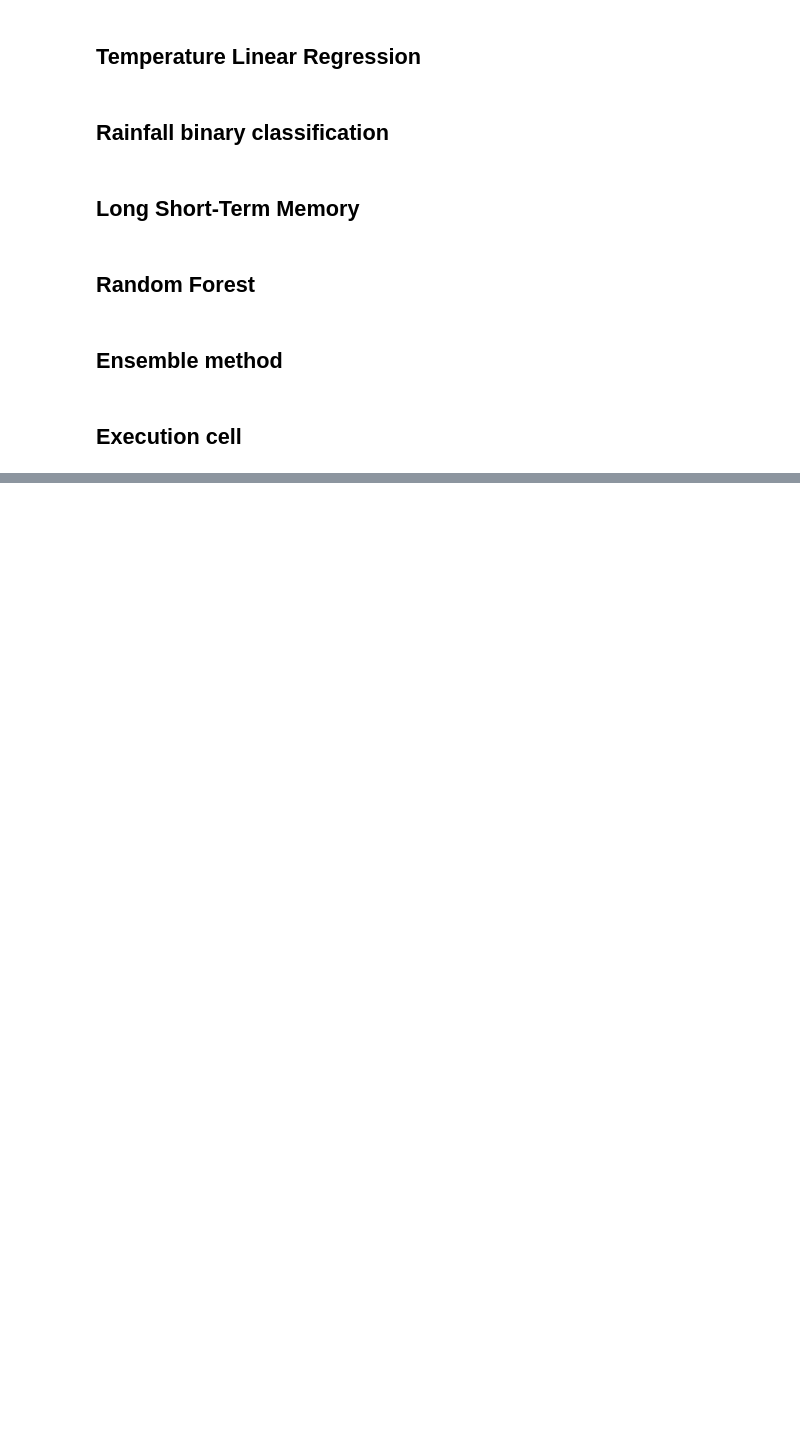
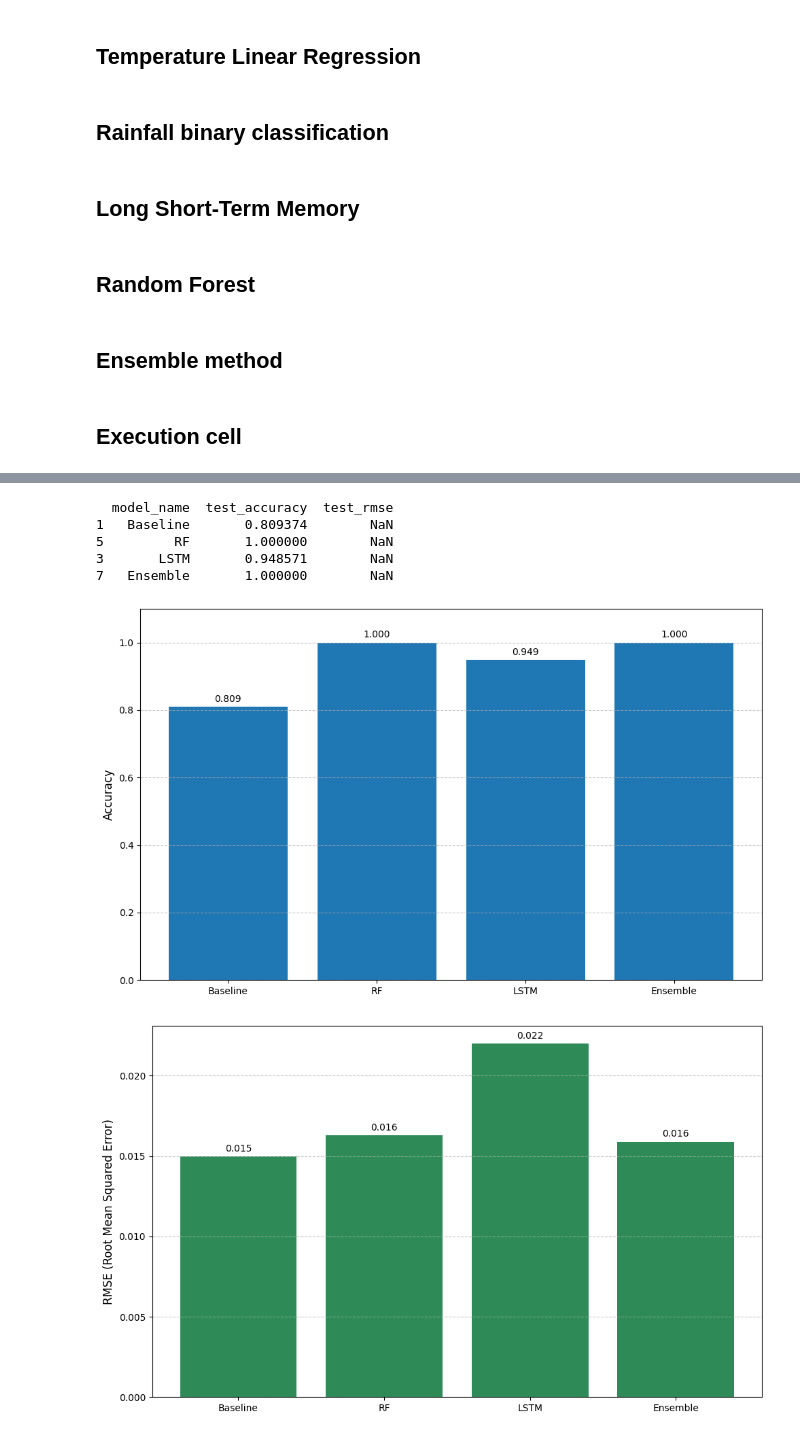
Before and after one commit to honghan-wong/study-model, a Jupyter notebook: main2.ipynb, the cells around one changed output, grey strips where cells are left out. Saved outputs shown, nothing was run; the diff lists cells and outputs as text; code cells hidden in the pictures; blank space fills up the shorter version.

```diff
--- a/main2.ipynb
+++ b/main2.ipynb
@@ -2058,0 +1977,68 @@ Saved 'training_validation_rmse.png'
+# %%
+import pandas as pd
+import matplotlib.pyplot as plt
+
+try:
+    df = pd.read_csv('model_test_result.csv')
+except FileNotFoundError:
+    print("Error: 'model_test_result.csv' not found. Please ensure the file is in the correct directory.")
+    exit()
+
+model_order = ['Baseline', 'RF', 'LSTM', 'Ensemble']
+
+# Data for the accuracy plot
+df_acc = df[df['test_accuracy'].notna()].copy()
+df_acc['model_name'] = pd.Categorical(df_acc['model_name'], categories=model_order, ordered=True)
+df_acc = df_acc.sort_values('model_name')
+
+# Data for the RMSE plot
+df_rmse = df[df['test_rmse'].notna()].copy()
+df_rmse['model_name'] = pd.Categorical(df_rmse['model_name'], categories=model_order, ordered=True)
+df_rmse = df_rmse.sort_values('model_name')
+
+# Helper function to add labels to the bars
+def add_bar_labels(ax, bars):
+    """Attach a text label above each bar, displaying its height."""
+    for bar in bars:
+        height = bar.get_height()
+        ax.annotate(f'{height:.3f}',
+                    xy=(bar.get_x() + bar.get_width() / 2, height),
+                    xytext=(0, 3),  # 3 points vertical offset
+                    textcoords="offset points",
+                    ha='center', va='bottom',
+                    fontsize=10)
+
+print(df_acc)
+# generate plots
+fig1, ax1 = plt.subplots(figsize=(10, 6))
+bars1 = ax1.bar(df_acc['model_name'], df_acc['test_accuracy'])
+
+ax1.set_ylabel('Accuracy', fontsize=12)
+ax1.set_ylim(0, 1.1)
+ax1.grid(axis='y', linestyle='--', alpha=0.7)
+
+add_bar_labels(ax1, bars1)
+
+fig1.tight_layout()
+plt.savefig("test_accuracy.png")
+
+fig2, ax2 = plt.subplots(figsize=(10, 6))
+bars2 = ax2.bar(df_rmse['model_name'], df_rmse['test_rmse'], color=['seagreen', 'seagreen', 'seagreen', 'seagreen'])
+
+ax2.set_ylabel('RMSE (Root Mean Squared Error)', fontsize=12)
+ax2.grid(axis='y', linestyle='--', alpha=0.7)
+
+add_bar_labels(ax2, bars2)
+
+fig2.tight_layout()
+plt.savefig("test_rmse.png")
+
+plt.show()
+# %% [output]
+  model_name  test_accuracy  test_rmse
+1   Baseline       0.809374        NaN
+5         RF       1.000000        NaN
+3       LSTM       0.948571        NaN
+7   Ensemble       1.000000        NaN
+[figure, added]
+[figure, added]
```
Also changed, not shown: parts of 8 cells of this notebook.
